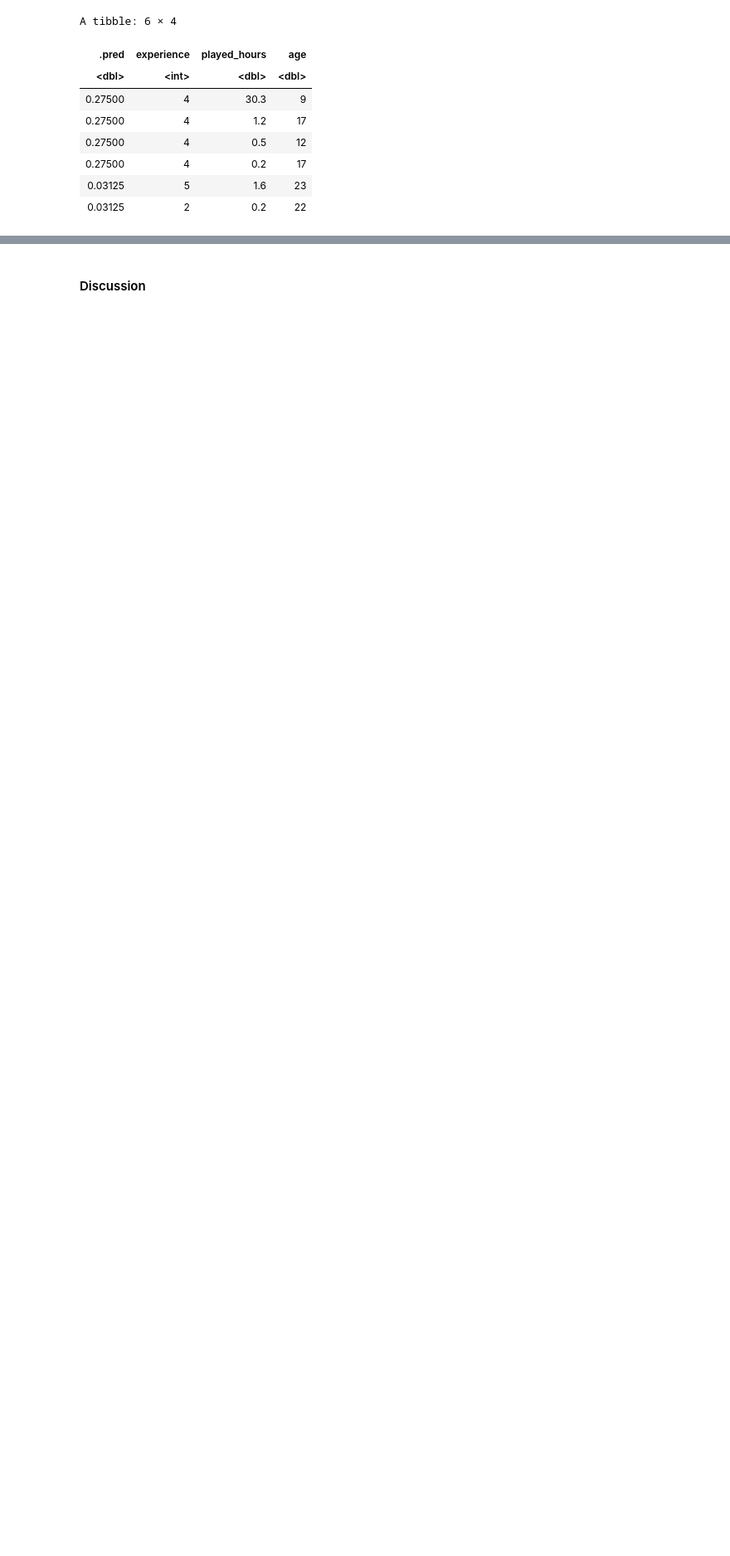
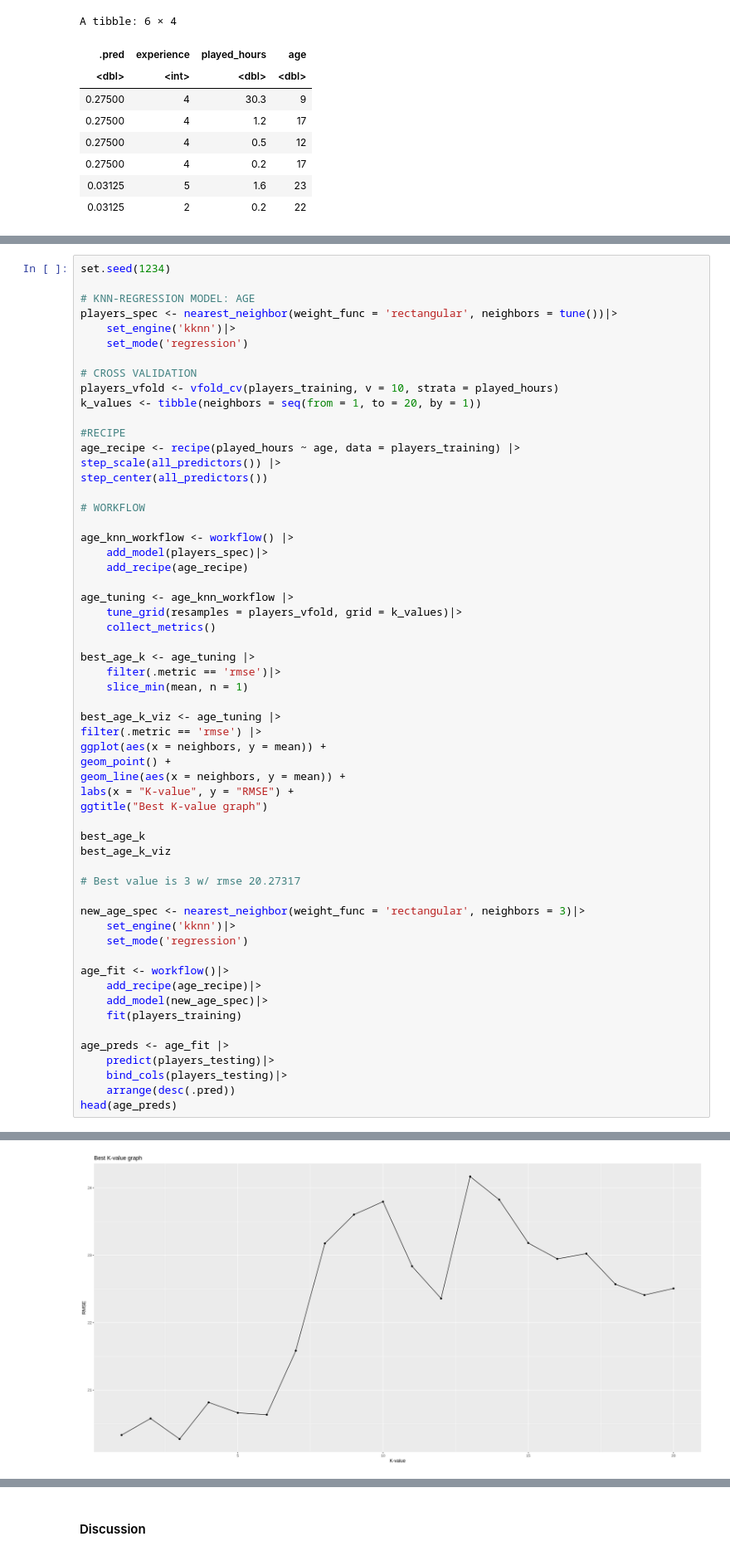
Before and after one commit to 04thvs/dsci100_39, a Jupyter notebook: code.ipynb, the cells around one changed output, grey strips where cells are left out. Shown at 83% size. Cells and saved outputs as stored; diff of their text form; blank space fills up the shorter version.

```diff
--- a/code.ipynb
+++ b/code.ipynb
@@ -245,0 +248,59 @@ A tibble: 6 × 4
+# %%
+set.seed(1234)
+
+# KNN-REGRESSION MODEL: AGE
+players_spec <- nearest_neighbor(weight_func = 'rectangular', neighbors = tune())|>
+    set_engine('kknn')|>
+    set_mode('regression')
+
+# CROSS VALIDATION
+players_vfold <- vfold_cv(players_training, v = 10, strata = played_hours)
+k_values <- tibble(neighbors = seq(from = 1, to = 20, by = 1))
+
+#RECIPE
+age_recipe <- recipe(played_hours ~ age, data = players_training) |>
+step_scale(all_predictors()) |>
+step_center(all_predictors())
+
+# WORKFLOW
+
+age_knn_workflow <- workflow() |>
+    add_model(players_spec)|>
+    add_recipe(age_recipe)
+
+age_tuning <- age_knn_workflow |>
+    tune_grid(resamples = players_vfold, grid = k_values)|>
+    collect_metrics()
+
+best_age_k <- age_tuning |>
+    filter(.metric == 'rmse')|>
+    slice_min(mean, n = 1)
+
+best_age_k_viz <- age_tuning |>
+filter(.metric == 'rmse') |>
+ggplot(aes(x = neighbors, y = mean)) +
+geom_point() +
+geom_line(aes(x = neighbors, y = mean)) +
+labs(x = "K-value", y = "RMSE") +
+ggtitle("Best K-value graph")
+
+best_age_k
+best_age_k_viz
+
+# Best value is 3 w/ rmse 20.27317
+
+new_age_spec <- nearest_neighbor(weight_func = 'rectangular', neighbors = 3)|>
+    set_engine('kknn')|>
+    set_mode('regression')
+
+age_fit <- workflow()|>
+    add_recipe(age_recipe)|>
+    add_model(new_age_spec)|>
+    fit(players_training)
+
+age_preds <- age_fit |>
+    predict(players_testing)|>
+    bind_cols(players_testing)|>
+    arrange(desc(.pred))
+head(age_preds)
+# %% [output]
@@ -246 +320,2 @@ A tibble: 6 × 4
+[figure, added]
 # %% [markdown]
```
Also changed, not shown: parts of 3 cells of this notebook.
